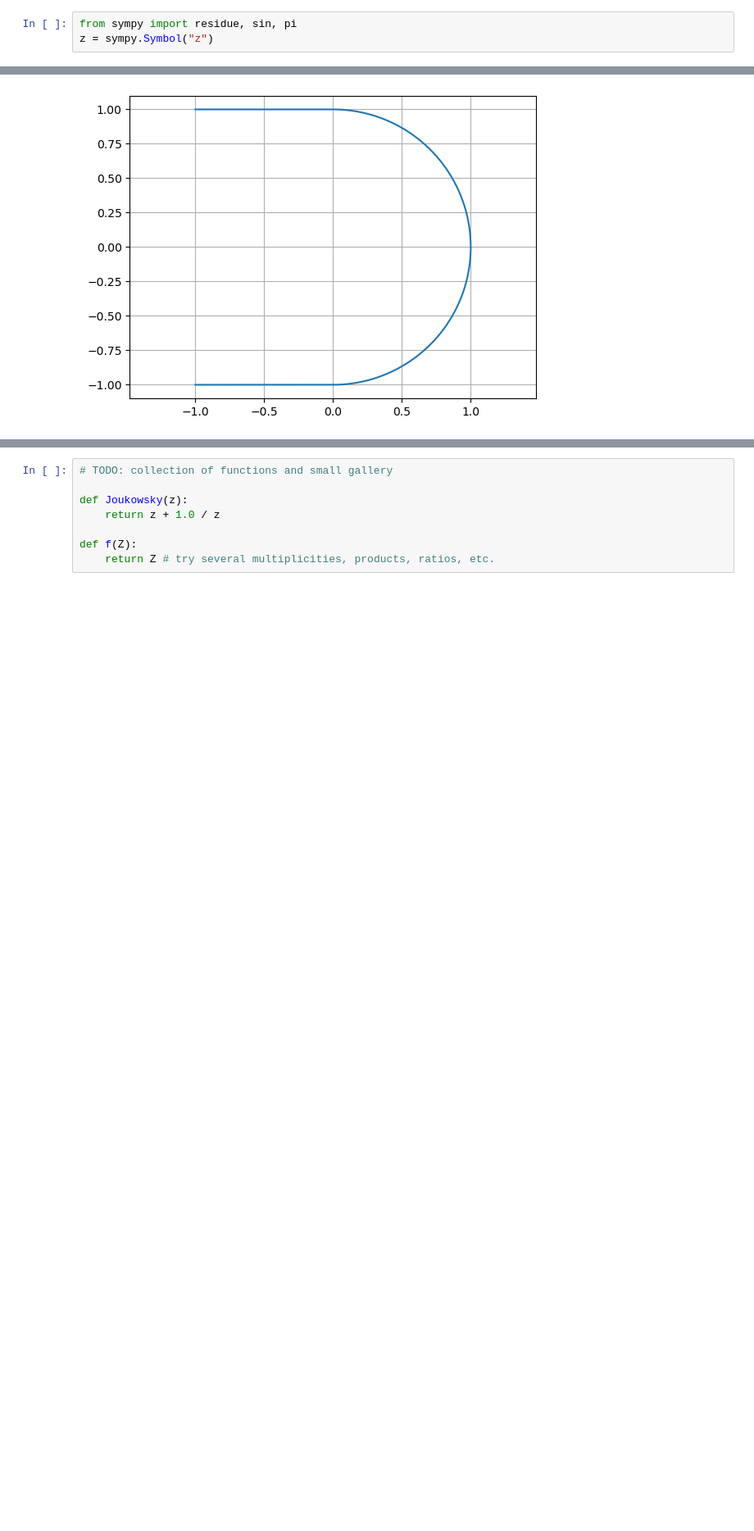
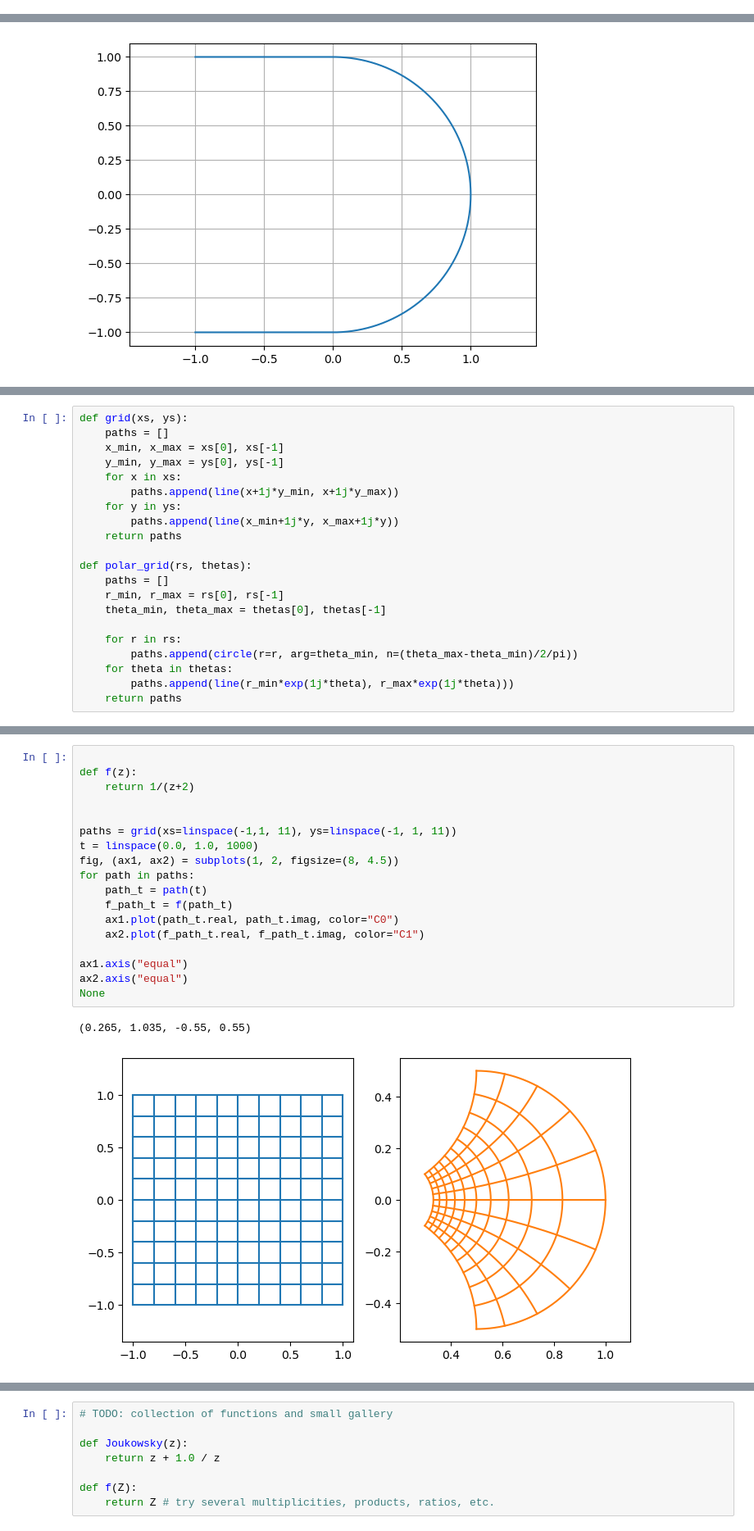
Before and after one commit to boisgera/visualization-of-analytic-functions, a Jupyter notebook: Domain Coloring.ipynb, the cells around one changed output, grey strips where cells are left out. Shown at 82% size. Drawn from its saved outputs; the diff is of its cells as text; blank space fills up the shorter version.

```diff
--- a/Domain Coloring.ipynb
+++ b/Domain Coloring.ipynb
@@ -24,3 +20,0 @@ import sympy
-# %%
-from sympy import residue, sin, pi
-z = sympy.Symbol("z")
@@ -100,0 +63,21 @@ TODO: grid and grid mapping. Rq: Path won't map to path ... Get rid of the OO la
+# %%
+def grid(xs, ys):
+    paths = []
+    x_min, x_max = xs[0], xs[-1]
+    y_min, y_max = ys[0], ys[-1]
+    for x in xs:
+        paths.append(line(x+1j*y_min, x+1j*y_max))
+    for y in ys:
+        paths.append(line(x_min+1j*y, x_max+1j*y))
+    return paths
+
+def polar_grid(rs, thetas):
+    paths = []
+    r_min, r_max = rs[0], rs[-1]
+    theta_min, theta_max = thetas[0], thetas[-1]
+
+    for r in rs:
+        paths.append(circle(r=r, arg=theta_min, n=(theta_max-theta_min)/2/pi))
+    for theta in thetas:
+        paths.append(line(r_min*exp(1j*theta), r_max*exp(1j*theta)))
+    return paths
@@ -100,0 +86,21 @@ TODO: grid and grid mapping. Rq: Path won't map to path ... Get rid of the OO la
+# %%
+
+def f(z):
+    return 1/(z+2)
+
+
+paths = grid(xs=linspace(-1,1, 11), ys=linspace(-1, 1, 11))
+t = linspace(0.0, 1.0, 1000)
+fig, (ax1, ax2) = subplots(1, 2, figsize=(8, 4.5))
+for path in paths:
+    path_t = path(t)
+    f_path_t = f(path_t)
+    ax1.plot(path_t.real, path_t.imag, color="C0")
+    ax2.plot(f_path_t.real, f_path_t.imag, color="C1")
+
+ax1.axis("equal")
+ax2.axis("equal")
+None
+# %% [output]
+(0.265, 1.035, -0.55, 0.55)
+[figure, added]
```
Also changed, not shown: parts of 25 cells of this notebook.
